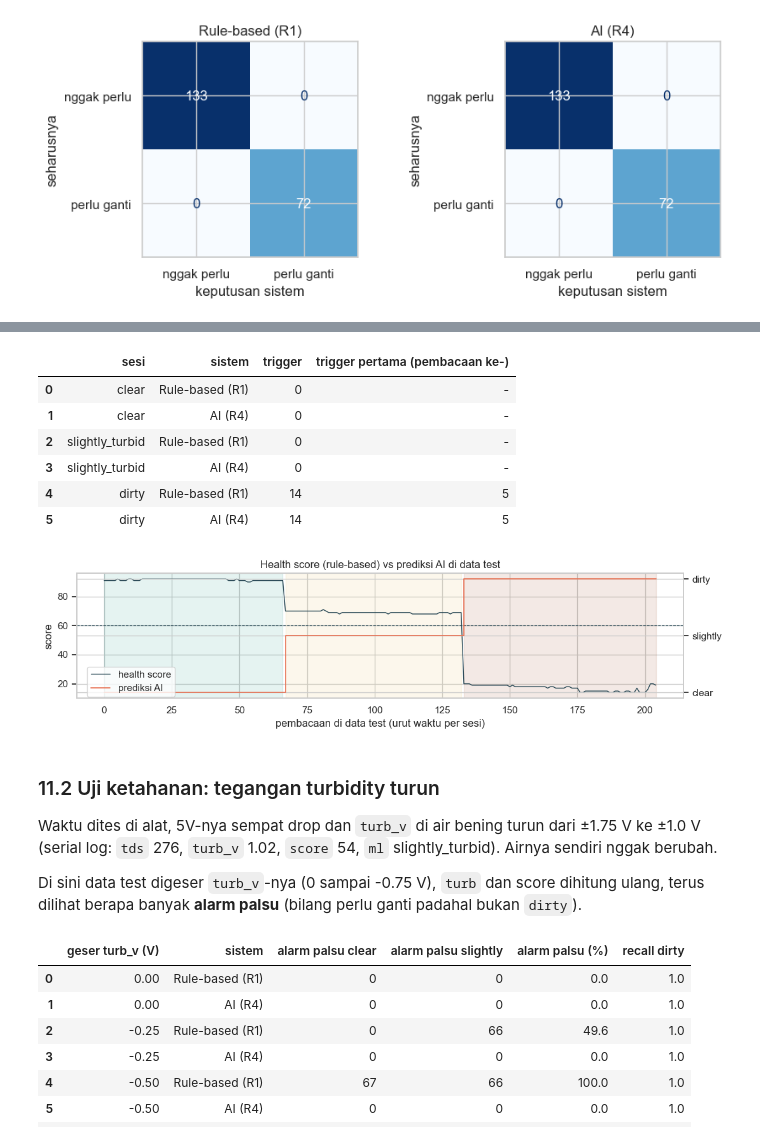
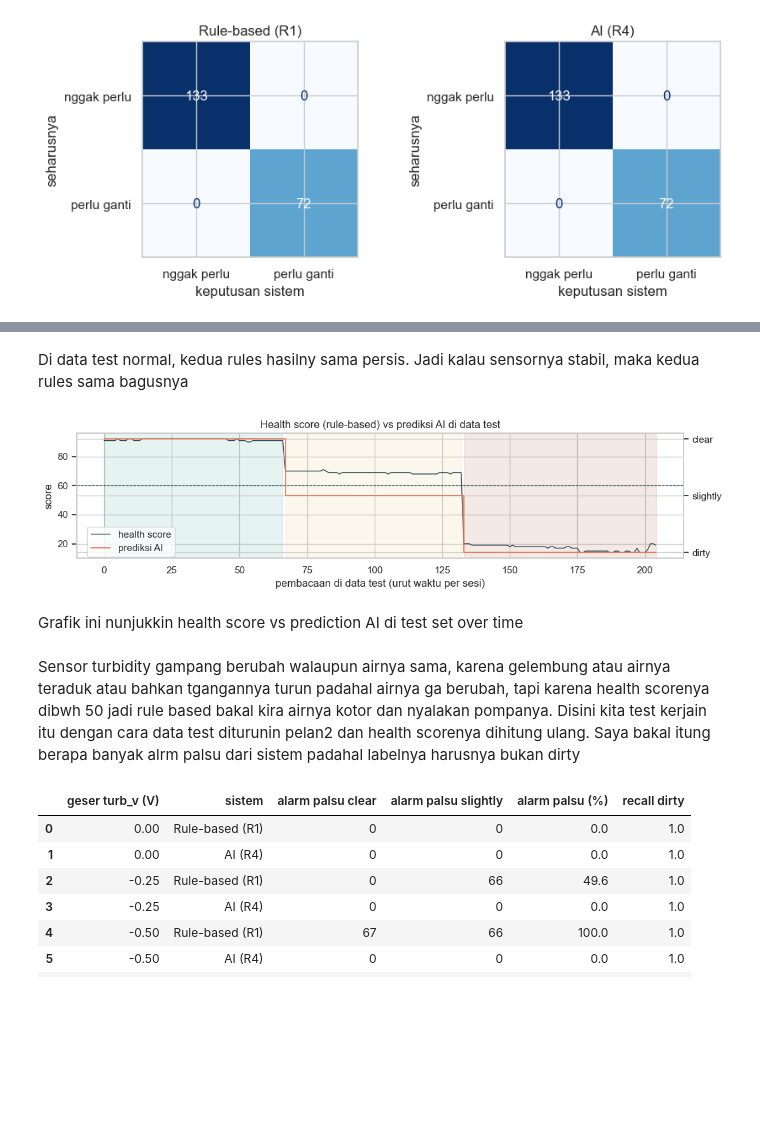
Before and after one commit to StevenLie14/IoT, a Jupyter notebook: ml/water_quality_models.ipynb, the cells around one changed output, grey strips where cells are left out. Cells and saved outputs as stored; diff of their text form; code cells hidden in the pictures; blank space fills up the shorter version.

```diff
--- a/ml/water_quality_models.ipynb
+++ b/ml/water_quality_models.ipynb
@@ -794,60 +667,29 @@ terus dihitung berapa kali tiap rule bakal nyalain pompa, dan setelah berapa pem
-# %%
-def simulate(flags):
-    # Sama kayak firmware: hitung berturut-turut, trigger di hitungan ke-5, lalu reset
-    triggers, first, streak = 0, None, 0
-    for i, flag in enumerate(flags):
-        streak = streak + 1 if flag else 0
-        if streak >= IN_A_ROW:
-            triggers += 1
-            first = i + 1 if first is None else first
-            streak = 0
-    return triggers, first
-
-sim_rows = []
-for label in LABELS:
-    session = cmp[cmp["label"] == label]
-    for name, col in [("Rule-based (R1)", "rule_based"), ("AI (R4)", "ai")]:
-        n, first = simulate(session[col].tolist())
-        sim_rows.append({"sesi": label, "sistem": name, "trigger": n,
-                         "trigger pertama (pembacaan ke-)": first if first else "-"})
-sim = pd.DataFrame(sim_rows)
-sim.to_csv("results/trigger_simulation.csv", index=False)
-sim
-# %% [output]
-|  | sesi | sistem | trigger | trigger pertama (pembacaan ke-) |
-| 0 | clear | Rule-based (R1) | 0 | - |
-| 1 | clear | AI (R4) | 0 | - |
-| 2 | slightly_turbid | Rule-based (R1) | 0 | - |
-| 3 | slightly_turbid | AI (R4) | 0 | - |
-| 4 | dirty | Rule-based (R1) | 14 | 5 |
-| 5 | dirty | AI (R4) | 14 | 5 |
+# %% [markdown]
+Di data test normal, kedua rules hasilny sama persis. Jadi kalau sensornya stabil, maka kedua rules sama bagusnya
 # %%
 fig, ax = plt.subplots(figsize=(11, 3))
 x = np.arange(len(cmp))
 ax.plot(x, cmp["score"], color="#264653", lw=1, label="health score")
 ax.axhline(SCORE_THRESHOLD, color="#264653", ls="--", lw=0.8)
 ax2 = ax.twinx()
-level = cmp["ml"].map({"clear": 0, "slightly_turbid": 1, "dirty": 2})
+level = cmp["ml"].map({"dirty": 0, "slightly_turbid": 1, "clear": 2})  # dibalik biar searah sama score
 ax2.step(x, level, color="#e76f51", lw=1.2, where="post", label="prediksi AI")
-ax2.set_yticks([0, 1, 2], ["clear", "slightly", "dirty"])
+ax2.set_yticks([0, 1, 2], ["dirty", "slightly", "clear"])
 for label in LABELS:
     idx = np.where(cmp["label"] == label)[0]
     ax.axvspan(idx.min(), idx.max(), color=COLORS[label], alpha=0.12)
 ax.set_xlabel("pembacaan di data test (urut waktu per sesi)")
 ax.set_ylabel("score")
 ax.set_title("Health score (rule-based) vs prediksi AI di data test")
 fig.legend(loc="lower left", bbox_to_anchor=(0.07, 0.2))
 fig.tight_layout()
 fig.savefig("results/ai_vs_rule_based_timeline.png", dpi=150)
 plt.show()
 # %% [output]
-[figure, old version]
+[figure, new version]
+# %% [markdown]
+
+Grafik ini nunjukkin health score vs prediction AI di test set over time
 # %% [markdown]
-### 11.2 Uji ketahanan: tegangan turbidity turun
-
-Waktu dites di alat, 5V-nya sempat drop dan `turb_v` di air bening turun dari ±1.75 V ke ±1.0 V
-(serial log: `tds` 276, `turb_v` 1.02, `score` 54, `ml` slightly_turbid). Airnya sendiri nggak berubah.
-
-Di sini data test digeser `turb_v`-nya (0 sampai -0.75 V), `turb` dan score dihitung ulang,
-terus dilihat berapa banyak **alarm palsu** (bilang perlu ganti padahal bukan `dirty`).
+Sensor turbidity gampang berubah walaupun airnya sama, karena gelembung atau airnya teraduk atau bahkan tgangannya turun padahal airnya ga berubah, tapi karena health scorenya dibwh 50 jadi rule based bakal kira airnya kotor dan nyalakan pompanya. Disini kita test kerjain itu dengan cara data test diturunin pelan2 dan health scorenya dihitung ulang. Saya bakal itung berapa banyak alrm palsu dari sistem padahal labelnya harusnya bukan dirty
 # %%
```
Also changed, not shown: parts of 63 cells of this notebook, 3 other files.
